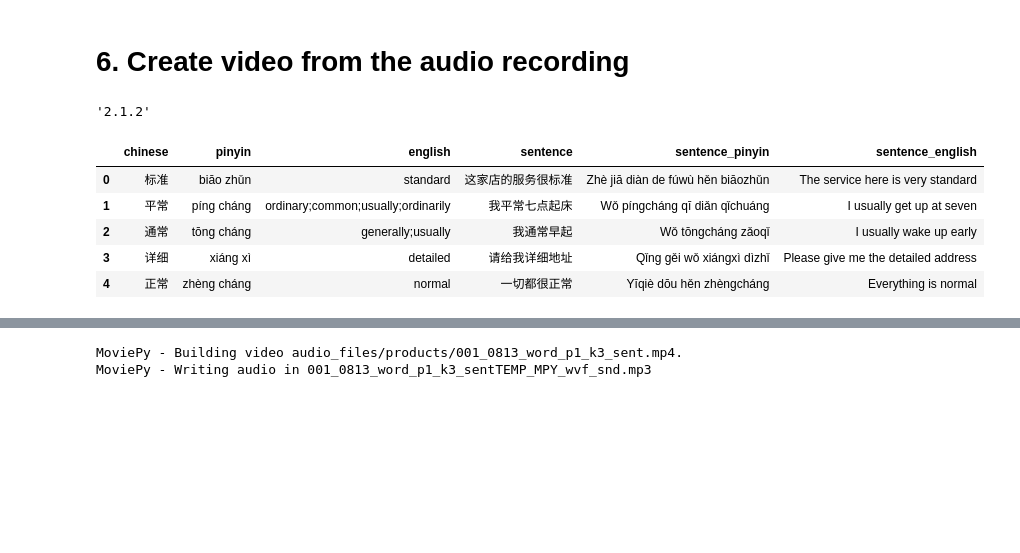
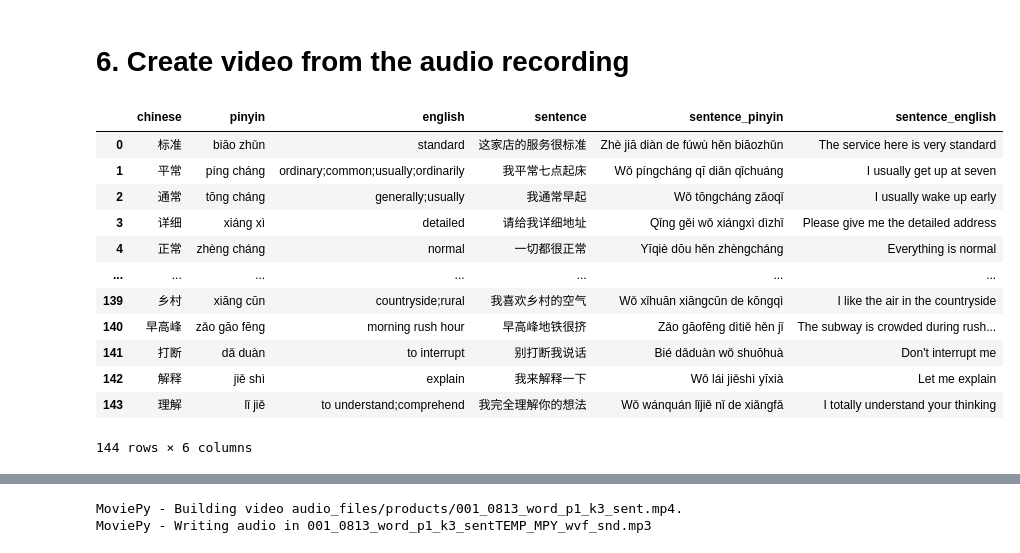
Before and after one commit to srcole/mandarin_data, a Jupyter notebook: 02_audio_generation/01_explore.ipynb, the cells around one changed output, grey strips where cells are left out. Drawn from its saved outputs; the diff is of its cells as text; code cells hidden in the pictures; blank space fills up the shorter version.

```diff
--- a/02_audio_generation/01_explore.ipynb
+++ b/02_audio_generation/01_explore.ipynb
@@ -423,8 +427,3 @@ combined.export(f"audio_files/products/{recording_id}_{recording_name}.mp3", for
 # 6. Create video from the audio recording
 # %%
 # !pip install moviepy
-# %%
-import moviepy
-moviepy.__version__
-# %% [output]
-'2.1.2'
@@ -433,6 +430,6 @@ from moviepy import TextClip, AudioFileClip, CompositeVideoClip
 # %%
 # Create the dataframe that is needed
-df_video_nodur = df_this[['chinese', 'pinyin', 'english', 'sentence', 'sentence_pinyin', 'sentence_english']].head(5)
+df_video_nodur = df_this[['chinese', 'pinyin', 'english', 'sentence', 'sentence_pinyin', 'sentence_english']]
 df_video_nodur
 # %% [output]
 |  | chinese | pinyin | english | sentence | sentence_pinyin | sentence_english |
@@ -444,3 +441,10 @@ df_video_nodur
+| ... | ... | ... | ... | ... | ... | ... |
+| 139 | 乡村 | xiāng cūn | countryside;rural | 我喜欢乡村的空气 | Wǒ xǐhuān xiāngcūn de kōngqì | I like the air in the countryside |
+| 140 | 早高峰 | zǎo gāo fēng | morning rush hour | 早高峰地铁很挤 | Zǎo gāofēng dìtiě hěn jǐ | The subway is crowded during rush... |
+| 141 | 打断 | dǎ duàn | to interrupt | 别打断我说话 | Bié dǎduàn wǒ shuōhuà | Don't interrupt me |
+| 142 | 解释 | jiě shì | explain | 我来解释一下 | Wǒ lái jiěshì yīxià | Let me explain |
+| 143 | 理解 | lǐ jiě | to understand;comprehend | 我完全理解你的想法 | Wǒ wánquán lǐjiě nǐ de xiǎngfǎ | I totally understand your thinking |
+144 rows × 6 columns
 # %%
 durations_dict = defaultdict(list)
 for i_row, row in df_video_nodur.iterrows():
```
Also changed, not shown: parts of 9 cells of this notebook, 3 other files.
